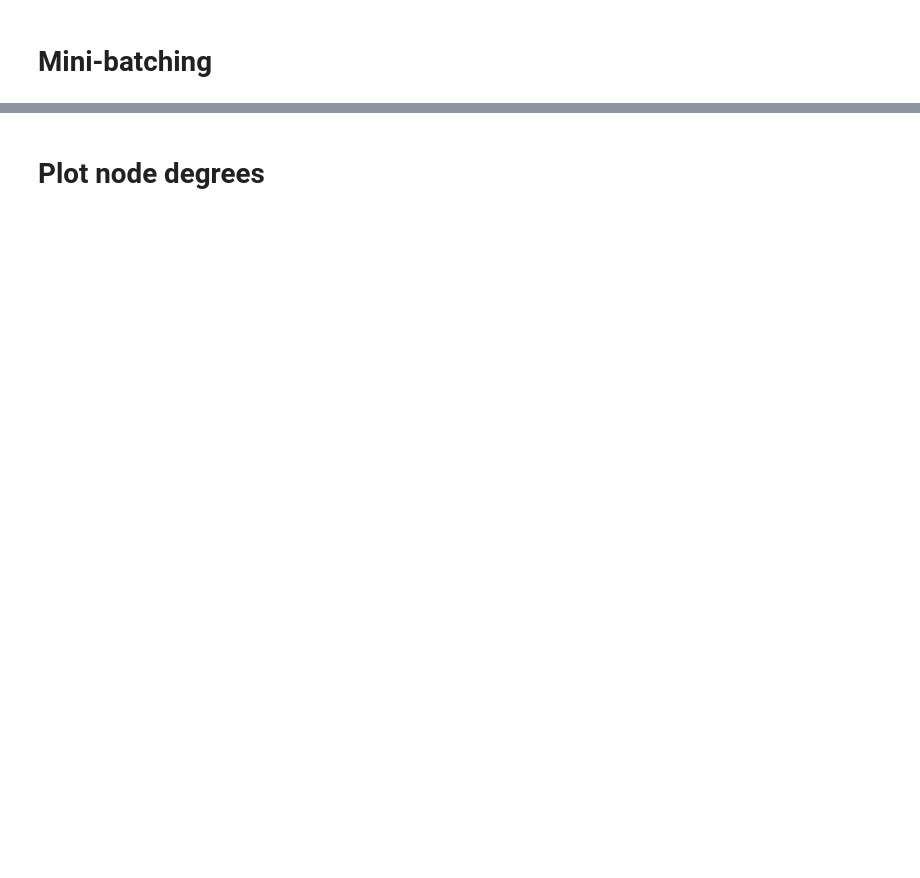
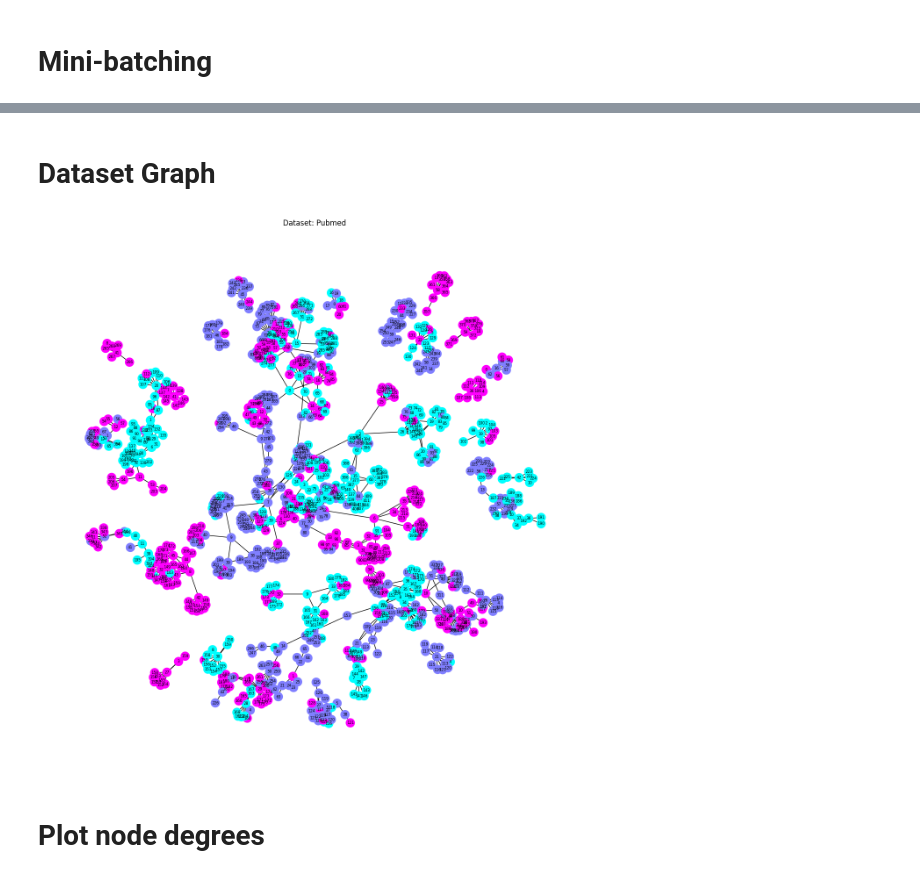
Before and after one commit to poppypeapea/dynmamic-form-testing, a Jupyter notebook: GraphSAGE.ipynb, the cells around one changed output, grey strips where cells are left out. Drawn from its saved outputs; the diff is of its cells as text; code cells hidden in the pictures; blank space fills up the shorter version.

```diff
--- a/GraphSAGE.ipynb
+++ b/GraphSAGE.ipynb
@@ -125,3 +110,33 @@ Subgraph 8: Data(x=[161, 1433], edge_index=[2, 237], y=[161], train_mask=[161],
+# %% [markdown]
+# Dataset Graph
+# %%
+train_loader = NeighborLoader(
+    data,
+    num_neighbors=[5, 10],
+    batch_size=16,
+    input_nodes=data.train_mask,
+)
+
+plt.figure(figsize=(16, 16))
+
+
+for idx, subdata in enumerate(train_loader):
+    G = to_networkx(subdata, to_undirected=True)
+    pos = nx.spring_layout(G, seed=0)
+    nx.draw_networkx(G,
+                     pos=pos,
+                     with_labels=True,
+                     node_size=200,
+                     node_color=subdata.y,
+                     cmap='cool',
+                     font_size=6,
+                     label=f'Subgraph {idx}')
+
+plt.title(f'Dataset {dataset.name} Graph')
+plt.axis('off')  # 关闭坐标轴
+plt.show()  # 显示图形
+# %% [output]
+[figure, added]
 # %% [markdown]
 # Plot node degrees
 # %%
```
Also changed, not shown: parts of 7 cells of this notebook.
